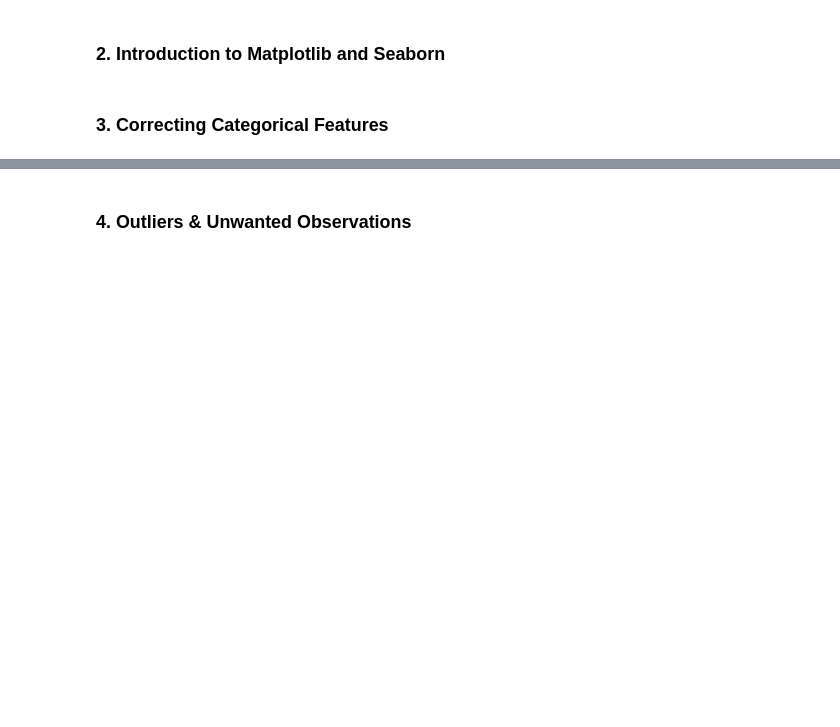
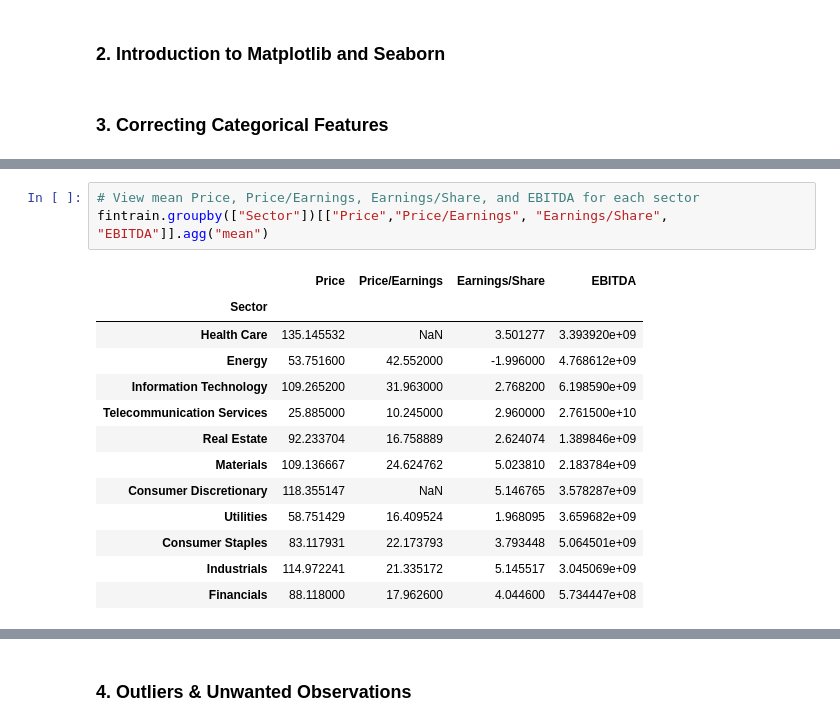
Before and after one commit to atbiggie/ST590FinalProject, a Jupyter notebook: FinalProjectEDA.ipynb, the cells around one changed output, grey strips where cells are left out. Drawn from its saved outputs; the diff is of its cells as text; blank space fills up the shorter version.

```diff
--- a/FinalProjectEDA.ipynb
+++ b/FinalProjectEDA.ipynb
@@ -17,0 +64,17 @@
+# %%
+# View mean Price, Price/Earnings, Earnings/Share, and EBITDA for each sector
+fintrain.groupby(["Sector"])[["Price","Price/Earnings", "Earnings/Share", "EBITDA"]].agg("mean")
+# %% [output]
+|  | Price | Price/Earnings | Earnings/Share | EBITDA |
+| Sector |  |  |  |  |
+| Health Care | 135.145532 | NaN | 3.501277 | 3.393920e+09 |
+| Energy | 53.751600 | 42.552000 | -1.996000 | 4.768612e+09 |
+| Information Technology | 109.265200 | 31.963000 | 2.768200 | 6.198590e+09 |
+| Telecommunication Services | 25.885000 | 10.245000 | 2.960000 | 2.761500e+10 |
+| Real Estate | 92.233704 | 16.758889 | 2.624074 | 1.389846e+09 |
+| Materials | 109.136667 | 24.624762 | 5.023810 | 2.183784e+09 |
+| Consumer Discretionary | 118.355147 | NaN | 5.146765 | 3.578287e+09 |
+| Utilities | 58.751429 | 16.409524 | 1.968095 | 3.659682e+09 |
+| Consumer Staples | 83.117931 | 22.173793 | 3.793448 | 5.064501e+09 |
+| Industrials | 114.972241 | 21.335172 | 5.145517 | 3.045069e+09 |
+| Financials | 88.118000 | 17.962600 | 4.044600 | 5.734447e+08 |
```
Also changed, not shown: parts of 11 cells of this notebook.
